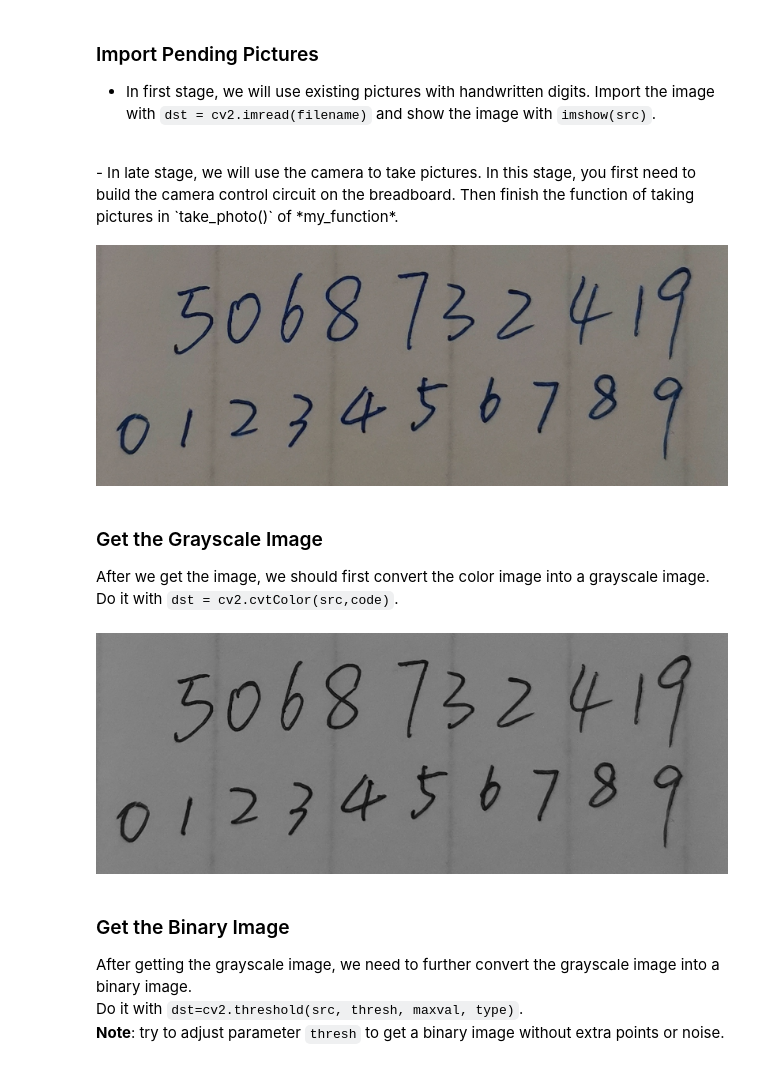
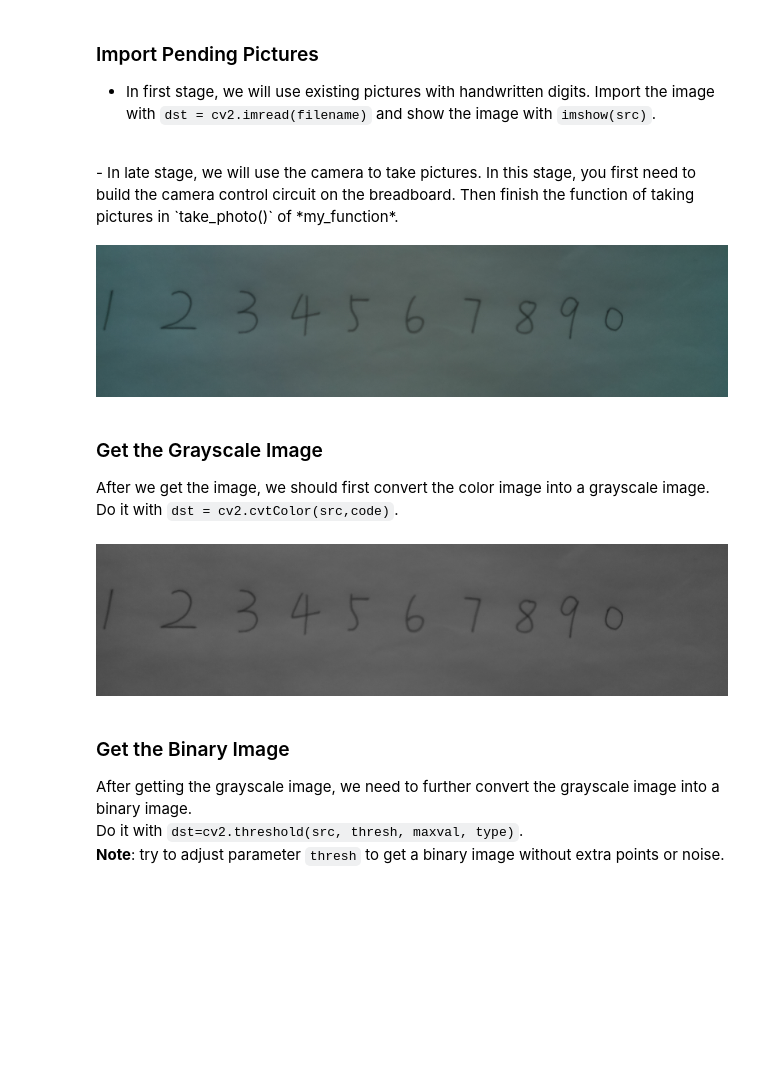
Before and after one commit to zivmax/SI_100B_Project, a Jupyter notebook: ProjectExercise/NumDect_ProcessRealImage.ipynb, the cells around one changed output. Drawn from its saved outputs; the diff is of its cells as text; code cells hidden in the pictures; blank space fills up the shorter version.

```diff
--- a/ProjectExercise/NumDect_ProcessRealImage.ipynb
+++ b/ProjectExercise/NumDect_ProcessRealImage.ipynb
@@ -65,11 +62,11 @@ Before we start digits recognition, we need to do some preprocessing on the imag
 <br>
 - In late stage, we will use the camera to take pictures. In this stage, you first need to build the camera control circuit on the breadboard. Then finish the function of taking pictures in `take_photo()` of *my_function*.
 # %%
-image = PRJ_PATH + "/UserData/022.jpg"
+image = PRJ_PATH + "/UserData/plate4.png"
 img = cv2.imread(image)
 imshow(img)
 # %% [output]
-[figure, old version]
+[figure, new version]
 # %% [markdown]
 ### Get the Grayscale Image
 After we get the image, we should first convert the color image into a grayscale image.
@@ -79,7 +76,7 @@ Do it with `dst = cv2.cvtColor(src,code)`.
 imgGray = cv2.cvtColor(img,cv2.COLOR_BGR2GRAY)
 imshow(imgGray)
 # %% [output]
-[figure, old version]
+[figure, new version]
 # %% [markdown]
 ### Get the Binary Image
 After getting the grayscale image, we need to further convert the grayscale image into a binary image.
```
Also changed, not shown: parts of 4 cells of this notebook, 26 other files.
